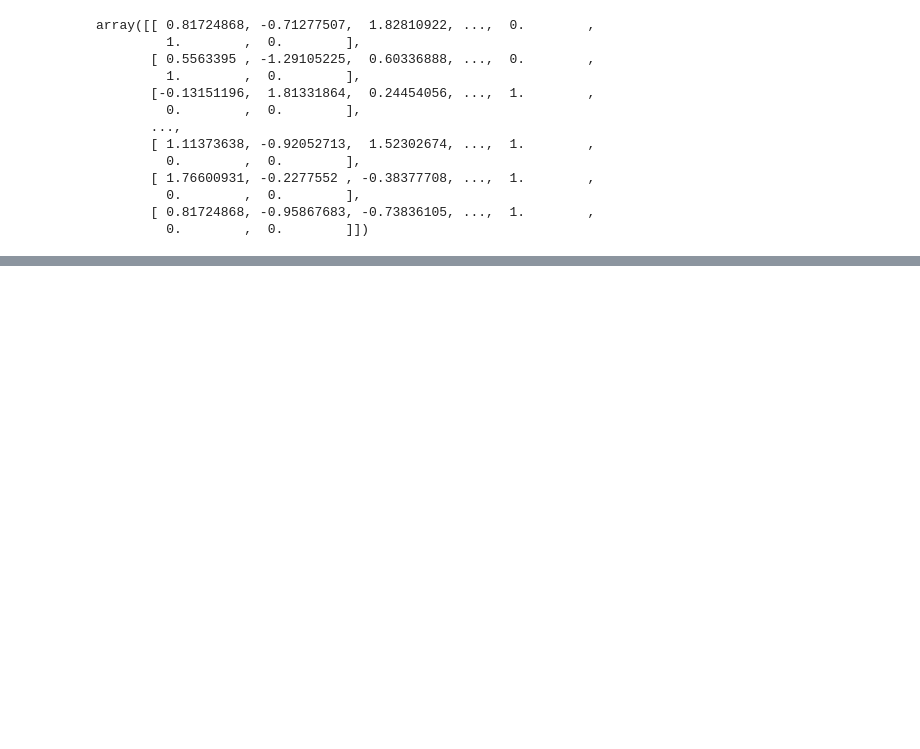
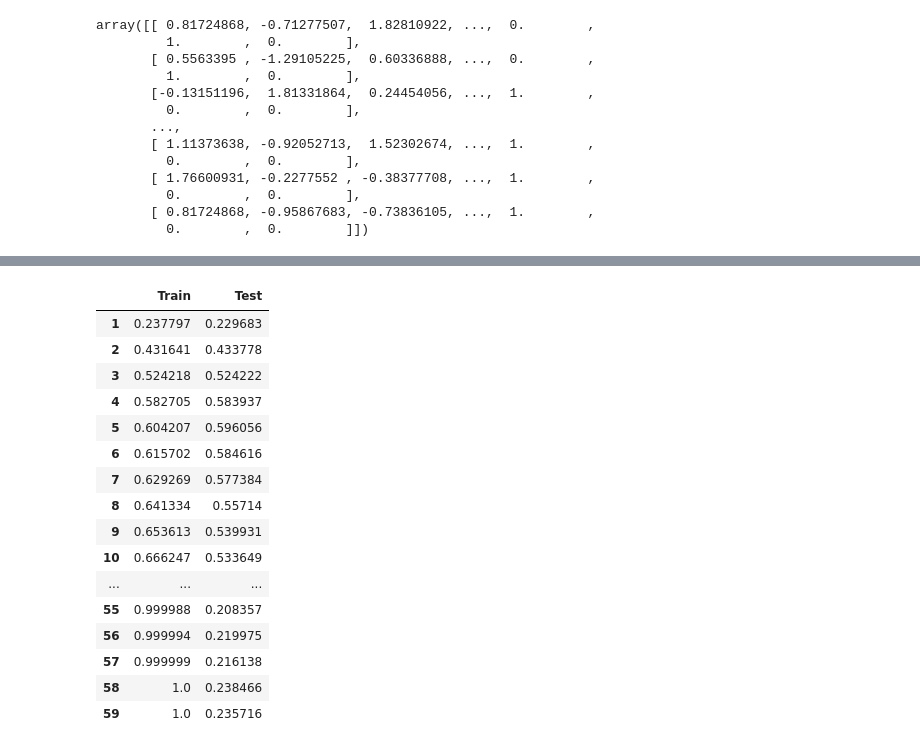
Before and after one commit to GregoryL12/Prediction-of-Product-Sales, a Jupyter notebook: Prediction_of_Product_Sales.ipynb, the cells around one changed output, grey strips where cells are left out. Saved outputs shown, nothing was run; the diff lists cells and outputs as text; code cells hidden in the pictures; blank space fills up the shorter version.

```diff
--- a/Prediction_of_Product_Sales.ipynb
+++ b/Prediction_of_Product_Sales.ipynb
@@ -517,0 +628,20 @@ array([[ 0.81724868, -0.71277507,  1.82810922, ...,  0.        ,
+# %%
+scores
+# %% [output]
+|  | Train | Test |
+| 1 | 0.237797 | 0.229683 |
+| 2 | 0.431641 | 0.433778 |
+| 3 | 0.524218 | 0.524222 |
+| 4 | 0.582705 | 0.583937 |
+| 5 | 0.604207 | 0.596056 |
+| 6 | 0.615702 | 0.584616 |
+| 7 | 0.629269 | 0.577384 |
+| 8 | 0.641334 | 0.55714 |
+| 9 | 0.653613 | 0.539931 |
+| 10 | 0.666247 | 0.533649 |
+| ... | ... | ... |
+| 55 | 0.999988 | 0.208357 |
+| 56 | 0.999994 | 0.219975 |
+| 57 | 0.999999 | 0.216138 |
+| 58 | 1.0 | 0.238466 |
+| 59 | 1.0 | 0.235716 |
```
Also changed, not shown: parts of 27 cells of this notebook.
